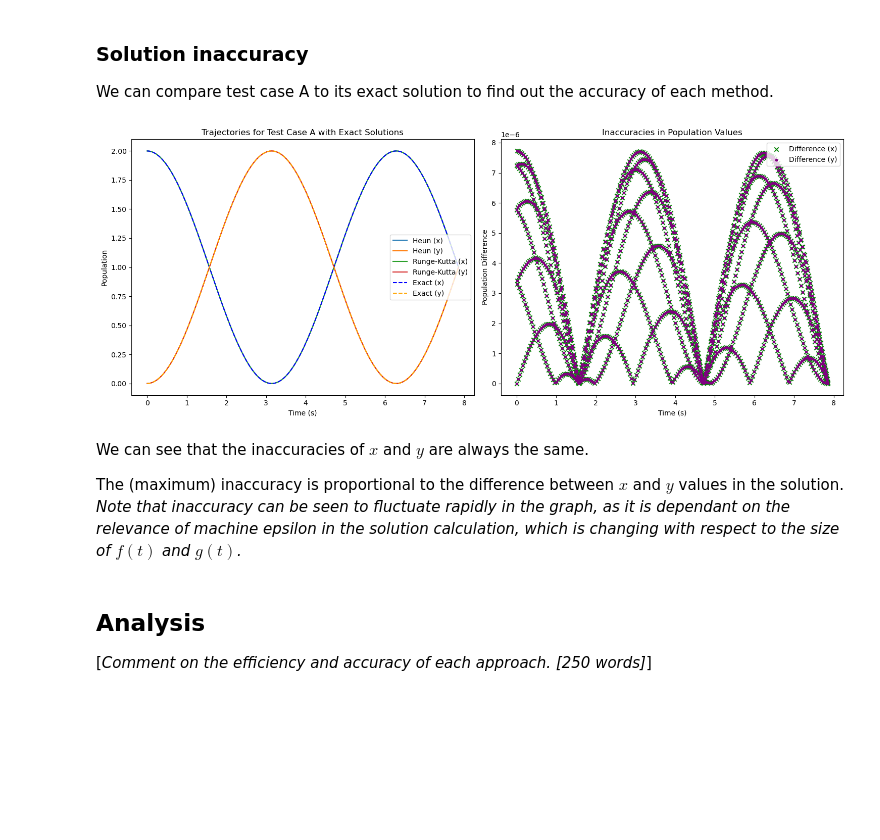
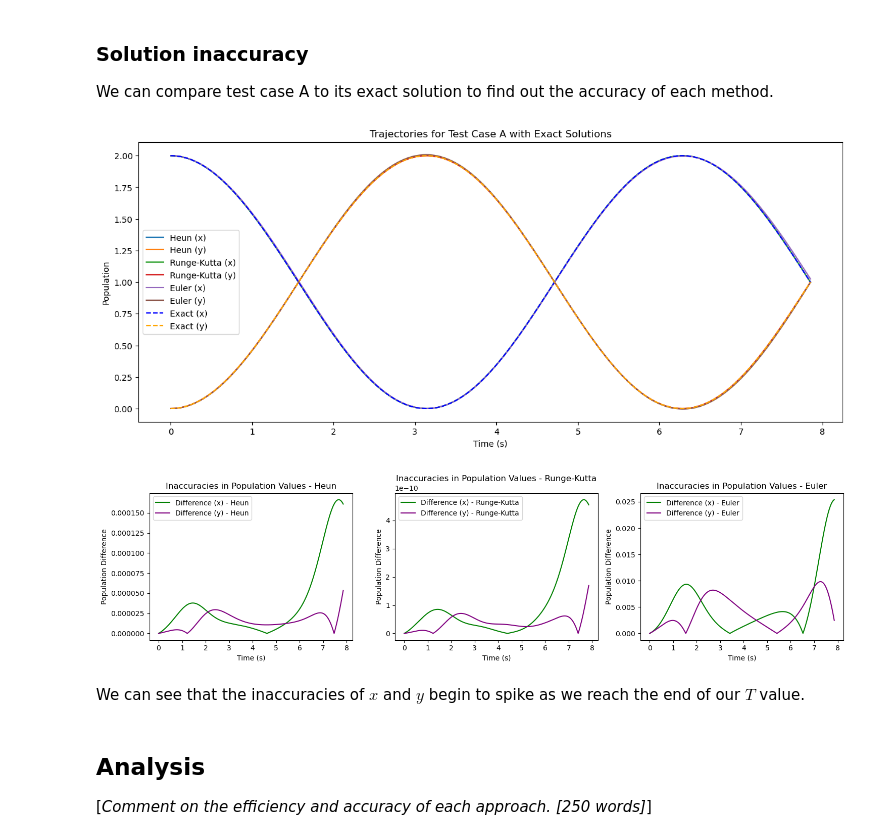
Before and after one commit to samrussell-code/numerical_scwk, a Jupyter notebook: samrussell.ipynb, the cells around one changed output. Saved outputs shown, nothing was run; the diff lists cells and outputs as text; code cells hidden in the pictures; blank space fills up the shorter version.

Commit message:
implemented eulers

```diff
--- a/samrussell.ipynb
+++ b/samrussell.ipynb
@@ -110,8 +162,8 @@ for method in methods:
         print(f"dt = T/{dt_factor}, Total Time = {times:.6f} s")
 
         # Convert sol_ref to a NumPy array
-        if method == "Secant":
-            t_ref, sol_ref = secant_method(rhs, u0_A, 0, T_A / dt_factor, T_A)
+        if method == "Euler":
+            t_ref, sol_ref = euler_method(rhs, u0_A, 0, T_A / dt_factor, T_A)
         else:
             t_ref, sol_ref = solver(rhs, u0_A, 0, T_A / dt_factor, T_A, method)
         sol_ref = np.array(sol_ref)
@@ -134,8 +186,8 @@ for method in methods:
         print(f"dt = T/{dt_factor}, Total Time = {times:.6f} s")
 
         # Convert sol_ref to a NumPy array
-        if method == "Secant":
-            t_ref, sol_ref = secant_method(rhs_B, u0_B, 0, T_B / dt_factor, T_B)
+        if method == "Euler":
+            t_ref, sol_ref = euler_method(rhs_B, u0_B, 0, T_B / dt_factor, T_B)
         else:
             t_ref, sol_ref = solver(rhs_B, u0_B, 0, T_B / dt_factor, T_B, method)
         sol_ref = np.array(sol_ref)
@@ -206,8 +258,8 @@ All methods are shown, although almost entirely overlap as difference in accurac
 # Plotting trajectories for Test Case A
 plt.figure(figsize=(10, 6))
 for method in methods:
-    if method == "Secant":
-        t, sol = secant_method(rhs, u0_A, 0, T_A / 1600, T_A)
+    if method == "Euler":
+        t, sol = euler_method(rhs, u0_A, 0, T_A / 1600, T_A)
     else:
         t, sol = solver(rhs, u0_A, 0, T_A / 1600, T_A, method)
     sol = np.array(sol)
@@ -223,8 +275,8 @@ plt.show()
 # Plotting trajectories for Test Case B
 plt.figure(figsize=(10, 6))
 for method in methods:
-    if method == "Secant":
-        t, sol = secant_method(rhs_B, u0_B, 0, T_B / 1600, T_B)
+    if method == "Euler":
+        t, sol = euler_method(rhs_B, u0_B, 0, T_B / 1600, T_B)
     else:
         t, sol = solver(rhs_B, u0_B, 0, T_B / 1600, T_B, method)
     sol = np.array(sol)
@@ -243,54 +295,69 @@ plt.show()
 ### Solution inaccuracy
 We can compare test case A to its exact solution to find out the accuracy of each method.
 # %%
+import numpy as np
+import matplotlib.pyplot as plt
+
+# ... (Your existing code)
+
 # Graphs for Test Case A with Exact Solutions and Differences
 plt.figure(figsize=(15, 6))
 
 # Create subplot for the graph of trajectories
-plt.subplot(1, 2, 1)
 for method in methods:
-    t, sol = solver(rhs, u0_A, 0, T_A / 1600, T_A, method)
+    if method == "Euler":
+        t, sol = euler_method(rhs, u0_A, 0, T_A / 1600, T_A)
+    else:
+        t, sol = solver(rhs, u0_A, 0, T_A / 1600, T_A, method)
     sol = np.array(sol)
     plt.plot(t, sol[:, 0], label=f"{method} (x)")
     plt.plot(t, sol[:, 1], label=f"{method} (y)")
 
 # Plotting the exact solutions for Test Case A with different colors
-t_exact_A = np.linspace(0, T_A, num=1000)
+t_exact_A = np.linspace(0, T_A, num=len(t))  # Use the same length as t
 x_exact_A = 1 + np.cos(t_exact_A)
 y_exact_A = 1 - np.cos(t_exact_A)
 plt.plot(t_exact_A, x_exact_A, label="Exact (x)", linestyle="--", color='blue')
 plt.plot(t_exact_A, y_exact_A, label="Exact (y)", linestyle="--", color='orange')
 
 plt.title("Trajectories for Test Case A with Exact Solutions")
 plt.xlabel("Time (s)")
 plt.ylabel("Population")
 plt.legend()
 
-# Create subplot for the differences in values
-plt.subplot(1, 2, 2)
+# Create separate graphs for each method
+plt.figure(figsize=(15, 4))
 
-# Calculate differences between exact and method solutions for both x and y
-diff_A_x = abs(exact_interp_x(t) - sol[:, 0])
-diff_A_y = abs(exact_interp_y(t) - sol[:, 1])
+for idx, method in enumerate(methods, 1):
+    plt.subplot(1, 3, idx)
 
-# Plot the differences on the same graph
-plt.scatter(t, diff_A_x, label="Difference (x)", marker='x', color='green')
-plt.scatter(t, diff_A_y, label="Difference (y)", marker='.', color='purple')
+    if method == "Euler":
+        t, sol = euler_method(rhs, u0_A, 0, T_A / 1600, T_A)
+    else:
+        t, sol = solver(rhs, u0_A, 0, T_A / 1600, T_A, method)
+    sol = np.array(sol)
 
-plt.title("Inaccuracies in Population Values")
-plt.xlabel("Time (s)")
-plt.ylabel("Population Difference")
-plt.legend()
+    # Calculate differences between exact and method solutions for both x and y
+    diff_A_x = abs(x_exact_A - sol[:, 0])
+    diff_A_y = abs(y_exact_A - sol[:, 1])
+
+    # Plot the differences on the same graph
+    plt.plot(t, diff_A_x, label=f"Difference (x) - {method}", color='green')
+    plt.plot(t, diff_A_y, label=f"Difference (y) - {method}", color='purple')
+
+    plt.title(f"Inaccuracies in Population Values - {method}")
+    plt.xlabel("Time (s)")
+    plt.ylabel("Population Difference")
+    plt.legend()
 
 plt.tight_layout()  # Adjust layout for better spacing
 
 plt.show()
 # %% [output]
-[figure, old version]
+[figure, new version]
+[figure, added]
-# %% [markdown]
-We can see that the inaccuracies of $x$ and $y$ are always the same.
-
-The (maximum) inaccuracy is proportional to the difference between $x$ and $y$ values in the solution. *Note that inaccuracy can be seen to fluctuate rapidly in the graph, as it is dependant on the relevance of machine epsilon in the solution calculation, which is changing with respect to the size of $f(t)$ and $g(t)$.*
+# %% [markdown]
+We can see that the inaccuracies of $x$ and $y$ begin to spike as we reach the end of our $T$ value.
 # %% [markdown]
 ## Analysis
 
```
Also changed, not shown: parts of 8 cells of this notebook, 1 other file.
